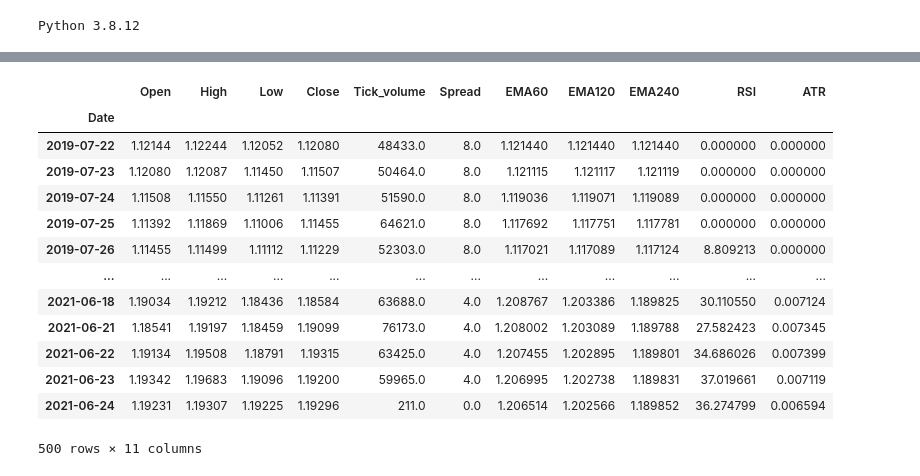
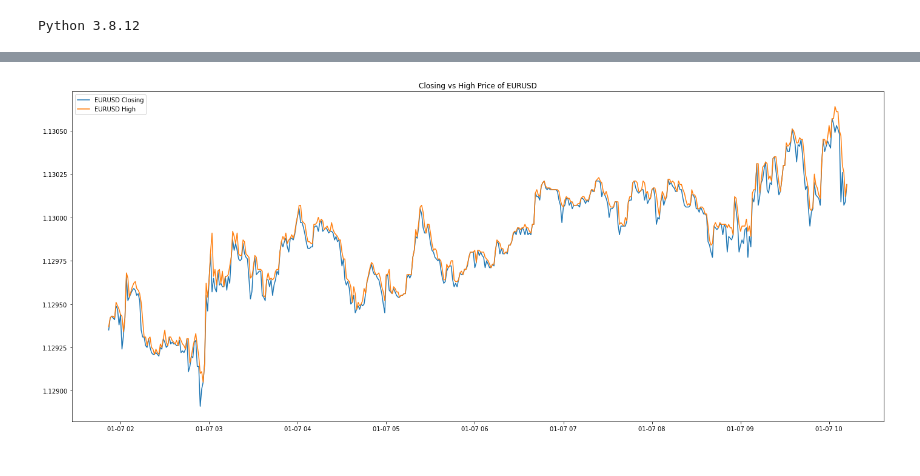
Before and after one commit to dhupee/MetaNgepet, a Jupyter notebook: MetaNgepet-Train.ipynb, the cells around one changed output, grey strips where cells are left out. Drawn from its saved outputs; the diff is of its cells as text; code cells hidden in the pictures.

```diff
--- a/MetaNgepet-Train.ipynb
+++ b/MetaNgepet-Train.ipynb
@@ -148,47 +149,12 @@ Display dataframe with data
-# %%
-# read csv from datasets folder
-df = pd.read_csv('./Datasets/{}.csv'.format(Symbol))
-
-# turn time coloumn into datetime
-df['time'] = pd.to_datetime(df['time'])
-
-#delete empty coloumn
-del df['real_volume']
-
-# make indicator coloumns to the dataframe
-df['EMA60'] = TA.EMA(df, 60, 'open')
-df['EMA120'] = TA.EMA(df, 120, 'open')
-df['EMA240'] = TA.EMA(df, 240, 'open')
-df['RSI'] = TA.RSI(df, 14, 'open')
-df['ATR'] = TA.ATR(df, 14)
-df.fillna(0, inplace=True)
-
-#  rename coloumn's name
-df = df.rename(columns={
-    "time":"Date",
-    "open":"Open",
-    "high":"High",
-    "low":"Low",
-    "close":"Close",
-    "tick_volume":"Tick_volume",
-    "spread":"Spread",
-})
-
-# set Date coloumn as index
-df.set_index('Date', inplace=True)
-df
-# %% [output]
-|  | Open | High | Low | Close | Tick_volume | Spread | EMA60 | EMA120 | EMA240 | RSI | ATR |
-| Date |  |  |  |  |  |  |  |  |  |  |  |
-| 2019-07-22 | 1.12144 | 1.12244 | 1.12052 | 1.12080 | 48433.0 | 8.0 | 1.121440 | 1.121440 | 1.121440 | 0.000000 | 0.000000 |
-| 2019-07-23 | 1.12080 | 1.12087 | 1.11450 | 1.11507 | 50464.0 | 8.0 | 1.121115 | 1.121117 | 1.121119 | 0.000000 | 0.000000 |
-| 2019-07-24 | 1.11508 | 1.11550 | 1.11261 | 1.11391 | 51590.0 | 8.0 | 1.119036 | 1.119071 | 1.119089 | 0.000000 | 0.000000 |
-| 2019-07-25 | 1.11392 | 1.11869 | 1.11006 | 1.11455 | 64621.0 | 8.0 | 1.117692 | 1.117751 | 1.117781 | 0.000000 | 0.000000 |
-| 2019-07-26 | 1.11455 | 1.11499 | 1.11112 | 1.11229 | 52303.0 | 8.0 | 1.117021 | 1.117089 | 1.117124 | 8.809213 | 0.000000 |
-| ... | ... | ... | ... | ... | ... | ... | ... | ... | ... | ... | ... |
-| 2021-06-18 | 1.19034 | 1.19212 | 1.18436 | 1.18584 | 63688.0 | 4.0 | 1.208767 | 1.203386 | 1.189825 | 30.110550 | 0.007124 |
-| 2021-06-21 | 1.18541 | 1.19197 | 1.18459 | 1.19099 | 76173.0 | 4.0 | 1.208002 | 1.203089 | 1.189788 | 27.582423 | 0.007345 |
-| 2021-06-22 | 1.19134 | 1.19508 | 1.18791 | 1.19315 | 63425.0 | 4.0 | 1.207455 | 1.202895 | 1.189801 | 34.686026 | 0.007399 |
-| 2021-06-23 | 1.19342 | 1.19683 | 1.19096 | 1.19200 | 59965.0 | 4.0 | 1.206995 | 1.202738 | 1.189831 | 37.019661 | 0.007119 |
-| 2021-06-24 | 1.19231 | 1.19307 | 1.19225 | 1.19296 | 211.0 | 0.0 | 1.206514 | 1.202566 | 1.189852 | 36.274799 | 0.006594 |
-500 rows × 11 columns
+# %%
+def plotClosing(df):
+    plt.figure(figsize=(24,10))
+    plt.plot(df.close, label='{} Closing'.format(symbol))
+    plt.plot(df.high, label='{} High'.format(symbol))
+    plt.title('Closing vs High Price of {}'.format(symbol))
+    plt.legend()
+    plt.show()
+
+plotClosing(rates_frame)
+# %% [output]
+[figure, added]
```
Also changed, not shown: parts of 10 cells of this notebook.
